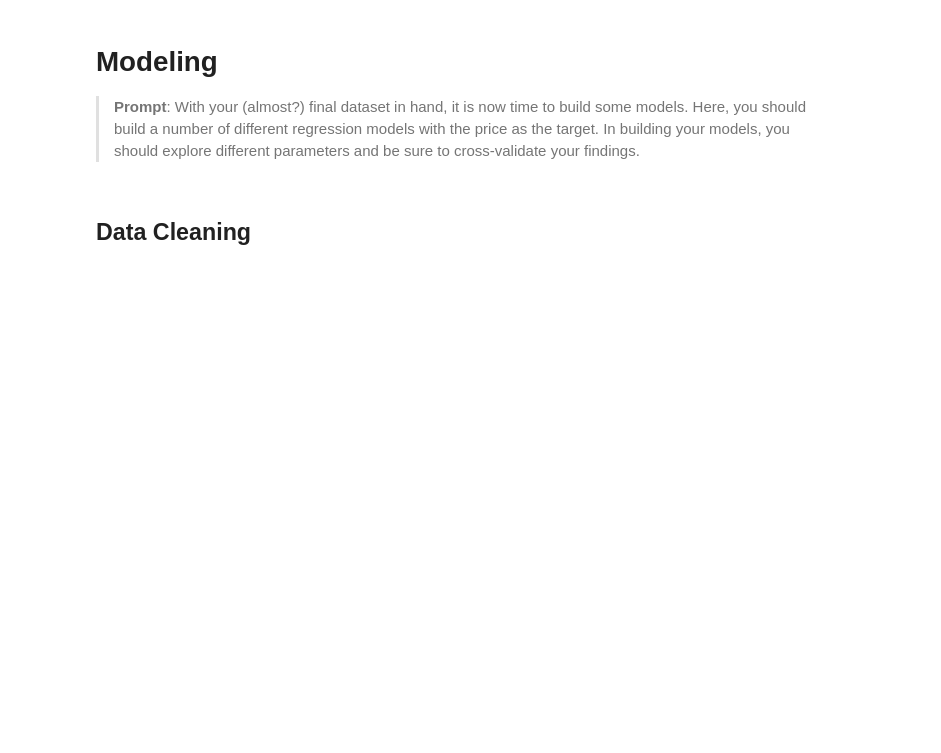
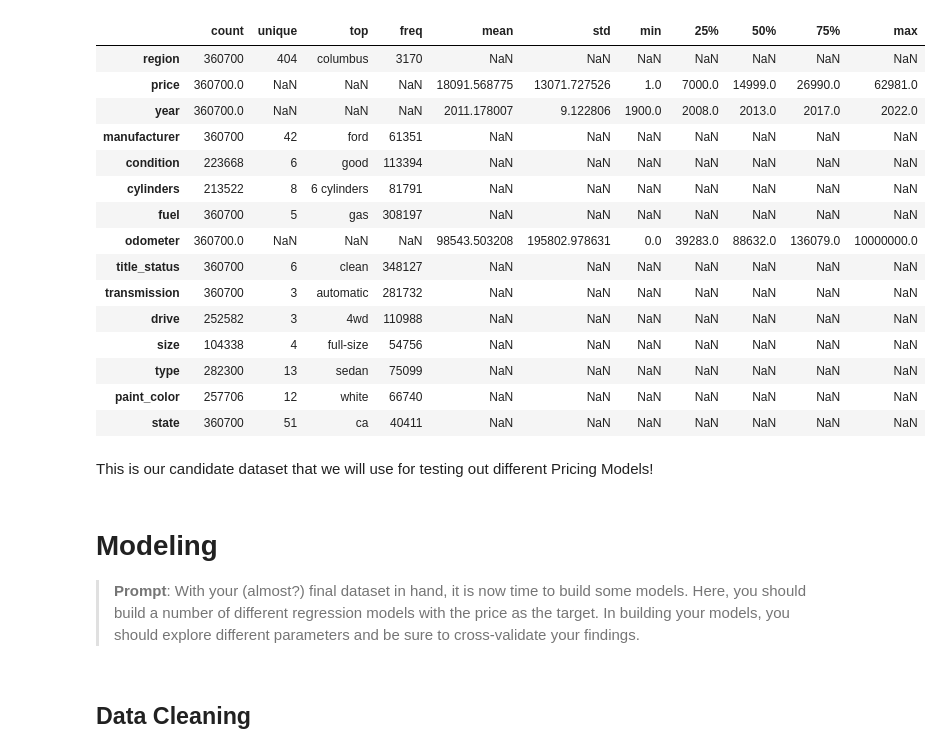
Before and after one commit to fazeelgm/UCB_ML_AI_PracticalApp_II, a Jupyter notebook: DataModels.ipynb, the cells around one changed output. Saved outputs shown, nothing was run; the diff lists cells and outputs as text; code cells hidden in the pictures; blank space fills up the shorter version.

Commit message:
Checkpoint: Integrating Model and Investigation for final report

```diff
--- a/DataModels.ipynb
+++ b/DataModels.ipynb
@@ -156,3 +228,24 @@ So, I will now use clustering techniques to see if we can observe natural cluste
+# %%
+vehicles_cleansed.describe(include='all').T
+# %% [output]
+|  | count | unique | top | freq | mean | std | min | 25% | 50% | 75% | max |
+| region | 360700 | 404 | columbus | 3170 | NaN | NaN | NaN | NaN | NaN | NaN | NaN |
+| price | 360700.0 | NaN | NaN | NaN | 18091.568775 | 13071.727526 | 1.0 | 7000.0 | 14999.0 | 26990.0 | 62981.0 |
+| year | 360700.0 | NaN | NaN | NaN | 2011.178007 | 9.122806 | 1900.0 | 2008.0 | 2013.0 | 2017.0 | 2022.0 |
+| manufacturer | 360700 | 42 | ford | 61351 | NaN | NaN | NaN | NaN | NaN | NaN | NaN |
+| condition | 223668 | 6 | good | 113394 | NaN | NaN | NaN | NaN | NaN | NaN | NaN |
+| cylinders | 213522 | 8 | 6 cylinders | 81791 | NaN | NaN | NaN | NaN | NaN | NaN | NaN |
+| fuel | 360700 | 5 | gas | 308197 | NaN | NaN | NaN | NaN | NaN | NaN | NaN |
+| odometer | 360700.0 | NaN | NaN | NaN | 98543.503208 | 195802.978631 | 0.0 | 39283.0 | 88632.0 | 136079.0 | 10000000.0 |
+| title_status | 360700 | 6 | clean | 348127 | NaN | NaN | NaN | NaN | NaN | NaN | NaN |
+| transmission | 360700 | 3 | automatic | 281732 | NaN | NaN | NaN | NaN | NaN | NaN | NaN |
+| drive | 252582 | 3 | 4wd | 110988 | NaN | NaN | NaN | NaN | NaN | NaN | NaN |
+| size | 104338 | 4 | full-size | 54756 | NaN | NaN | NaN | NaN | NaN | NaN | NaN |
+| type | 282300 | 13 | sedan | 75099 | NaN | NaN | NaN | NaN | NaN | NaN | NaN |
+| paint_color | 257706 | 12 | white | 66740 | NaN | NaN | NaN | NaN | NaN | NaN | NaN |
+| state | 360700 | 51 | ca | 40411 | NaN | NaN | NaN | NaN | NaN | NaN | NaN |
+# %% [markdown]
+This is our candidate dataset that we will use for testing out different Pricing Models!
 # %% [markdown]
 # Modeling
 
```
Also changed, not shown: parts of 38 cells of this notebook, 2 other files.
